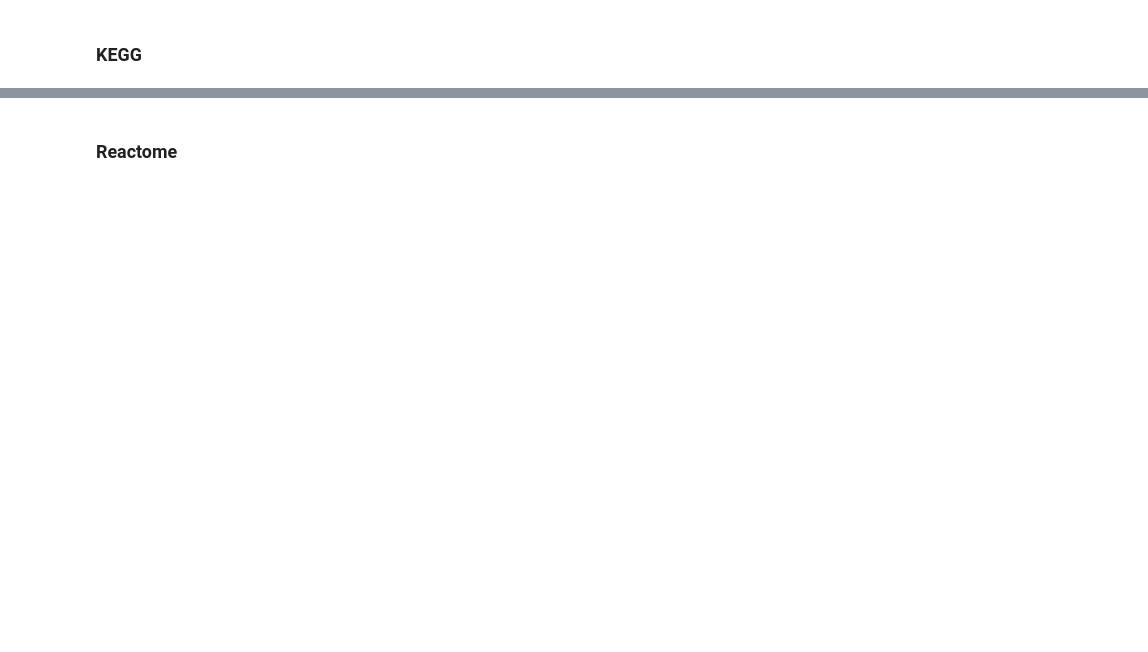
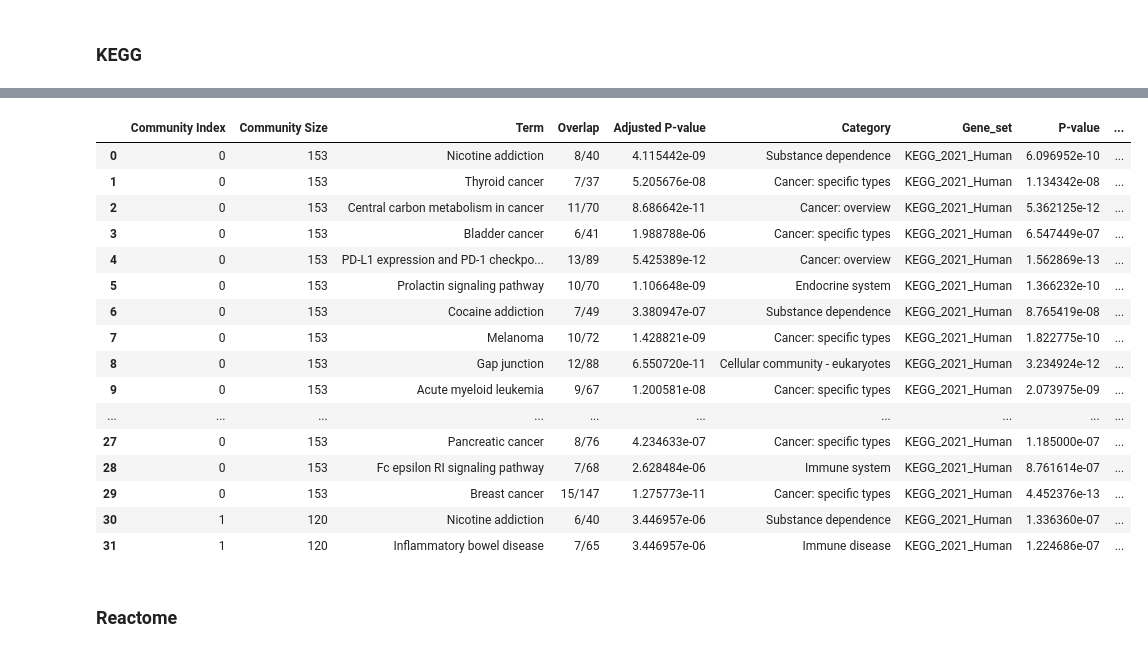
Before and after one commit to Monomanae/DGI-Hypergraph-Fin, a Jupyter notebook: Methods/DDBC/CRA_DGIDB.ipynb, the cells around one changed output, grey strips where cells are left out. Cells and saved outputs as stored; diff of their text form; code cells hidden in the pictures; blank space fills up the shorter version.

Commit message:
Finished running DGIDB network on its own after removing all the non-disease-specific nodes that are previously isolated nodes of the network. Obtained enrichr results

```diff
--- a/Methods/DDBC/CRA_DGIDB.ipynb
+++ b/Methods/DDBC/CRA_DGIDB.ipynb
@@ -247,0 +428,2 @@ Total dropped across all communities: 1
+# %%
+COMMUNITIES_HGNC = drop_nan_from_communities(COMMUNITIES_HGNC)
@@ -433,8 +624,6 @@ print(reactome_level1["R-HSA-9007101"])
 ['Vesicle-mediated transport']
 # %% [markdown]
 # Run Enrichment Analysis
-# %%
-# term_size_cap = 20
-term_score_cap = 0.001
-percentage = 0.1
-important_terms = pd.DataFrame(columns=["Community Index","Community Size","Term", "Overlap", "Adjusted P-value"])
+# %%
+TERM_SCORE_CAP = 0.001
+PERCENTAGE = 0.1
@@ -585,0 +789,2 @@ for community in communities_HGNC:
+# %%
+kegg_important_terms = kegg_enrichment(COMMUNITIES_HGNC,TERM_SCORE_CAP,PERCENTAGE)
@@ -586,3 +811,23 @@ for community in communities_HGNC:
+# %%
+kegg_important_terms
+# %% [output]
+|  | Community Index | Community Size | Term | Overlap | Adjusted P-value | Category | Gene_set | P-value | ... |
+| 0 | 0 | 153 | Nicotine addiction | 8/40 | 4.115442e-09 | Substance dependence | KEGG_2021_Human | 6.096952e-10 | ... |
+| 1 | 0 | 153 | Thyroid cancer | 7/37 | 5.205676e-08 | Cancer: specific types | KEGG_2021_Human | 1.134342e-08 | ... |
+| 2 | 0 | 153 | Central carbon metabolism in cancer | 11/70 | 8.686642e-11 | Cancer: overview | KEGG_2021_Human | 5.362125e-12 | ... |
+| 3 | 0 | 153 | Bladder cancer | 6/41 | 1.988788e-06 | Cancer: specific types | KEGG_2021_Human | 6.547449e-07 | ... |
+| 4 | 0 | 153 | PD-L1 expression and PD-1 checkpo... | 13/89 | 5.425389e-12 | Cancer: overview | KEGG_2021_Human | 1.562869e-13 | ... |
+| 5 | 0 | 153 | Prolactin signaling pathway | 10/70 | 1.106648e-09 | Endocrine system | KEGG_2021_Human | 1.366232e-10 | ... |
+| 6 | 0 | 153 | Cocaine addiction | 7/49 | 3.380947e-07 | Substance dependence | KEGG_2021_Human | 8.765419e-08 | ... |
+| 7 | 0 | 153 | Melanoma | 10/72 | 1.428821e-09 | Cancer: specific types | KEGG_2021_Human | 1.822775e-10 | ... |
+| 8 | 0 | 153 | Gap junction | 12/88 | 6.550720e-11 | Cellular community - eukaryotes | KEGG_2021_Human | 3.234924e-12 | ... |
+| 9 | 0 | 153 | Acute myeloid leukemia | 9/67 | 1.200581e-08 | Cancer: specific types | KEGG_2021_Human | 2.073975e-09 | ... |
+| ... | ... | ... | ... | ... | ... | ... | ... | ... | ... |
+| 27 | 0 | 153 | Pancreatic cancer | 8/76 | 4.234633e-07 | Cancer: specific types | KEGG_2021_Human | 1.185000e-07 | ... |
+| 28 | 0 | 153 | Fc epsilon RI signaling pathway | 7/68 | 2.628484e-06 | Immune system | KEGG_2021_Human | 8.761614e-07 | ... |
+| 29 | 0 | 153 | Breast cancer | 15/147 | 1.275773e-11 | Cancer: specific types | KEGG_2021_Human | 4.452376e-13 | ... |
+| 30 | 1 | 120 | Nicotine addiction | 6/40 | 3.446957e-06 | Substance dependence | KEGG_2021_Human | 1.336360e-07 | ... |
+| 31 | 1 | 120 | Inflammatory bowel disease | 7/65 | 3.446957e-06 | Immune disease | KEGG_2021_Human | 1.224686e-07 | ... |
 # %% [markdown]
 ### Reactome
 # %%
```
Also changed, not shown: parts of 58 cells of this notebook, 2 other files.
